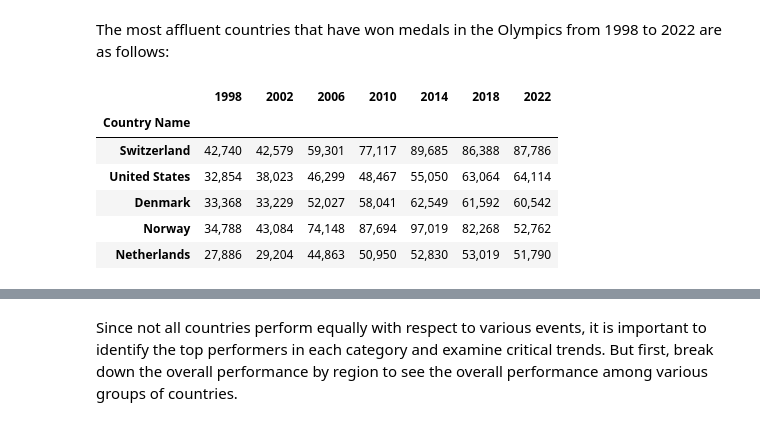
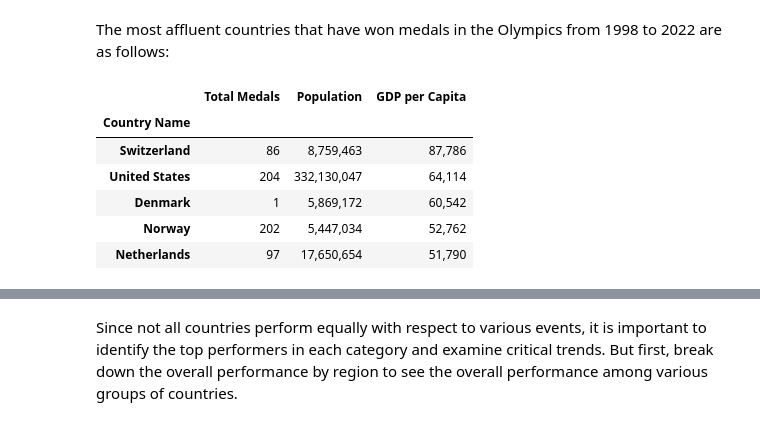
Before and after one commit to jchatterjee/nycdsa_python_project, a Jupyter notebook: JChatterjee Python Project.ipynb, the cells around one changed output, grey strips where cells are left out. Cells and saved outputs as stored; diff of their text form; code cells hidden in the pictures.

```diff
--- a/JChatterjee Python Project.ipynb
+++ b/JChatterjee Python Project.ipynb
@@ -1409,17 +1409,17 @@ However, it is possibly that some countries have high potential although financi
 # %% [markdown]
 The most affluent countries that have won medals in the Olympics from 1998 to 2022 are as follows:
 # %%
-top_inc = GDP_per_capita.sort_values(by = ['2022'], ascending = False).head(5).style.format('{:,.0f}')
+top_inc = unified.sort_values(by = ['GDP per Capita'], ascending = False).head(5).style.format('{:,.0f}')
 
 top_inc
 # %% [output]
-|  | 1998 | 2002 | 2006 | 2010 | 2014 | 2018 | 2022 |
-| Country Name |  |  |  |  |  |  |  |
-| Switzerland | 42,740 | 42,579 | 59,301 | 77,117 | 89,685 | 86,388 | 87,786 |
-| United States | 32,854 | 38,023 | 46,299 | 48,467 | 55,050 | 63,064 | 64,114 |
-| Denmark | 33,368 | 33,229 | 52,027 | 58,041 | 62,549 | 61,592 | 60,542 |
-| Norway | 34,788 | 43,084 | 74,148 | 87,694 | 97,019 | 82,268 | 52,762 |
-| Netherlands | 27,886 | 29,204 | 44,863 | 50,950 | 52,830 | 53,019 | 51,790 |
+|  | Total Medals | Population | GDP per Capita |
+| Country Name |  |  |  |
+| Switzerland | 86 | 8,759,463 | 87,786 |
+| United States | 204 | 332,130,047 | 64,114 |
+| Denmark | 1 | 5,869,172 | 60,542 |
+| Norway | 202 | 5,447,034 | 52,762 |
+| Netherlands | 97 | 17,650,654 | 51,790 |
 # %%
 dfi.export(top_inc.background_gradient(), 'top_income.png')
 # %% [output]
```
Also changed, not shown: parts of 7 cells of this notebook, 7 other files.
